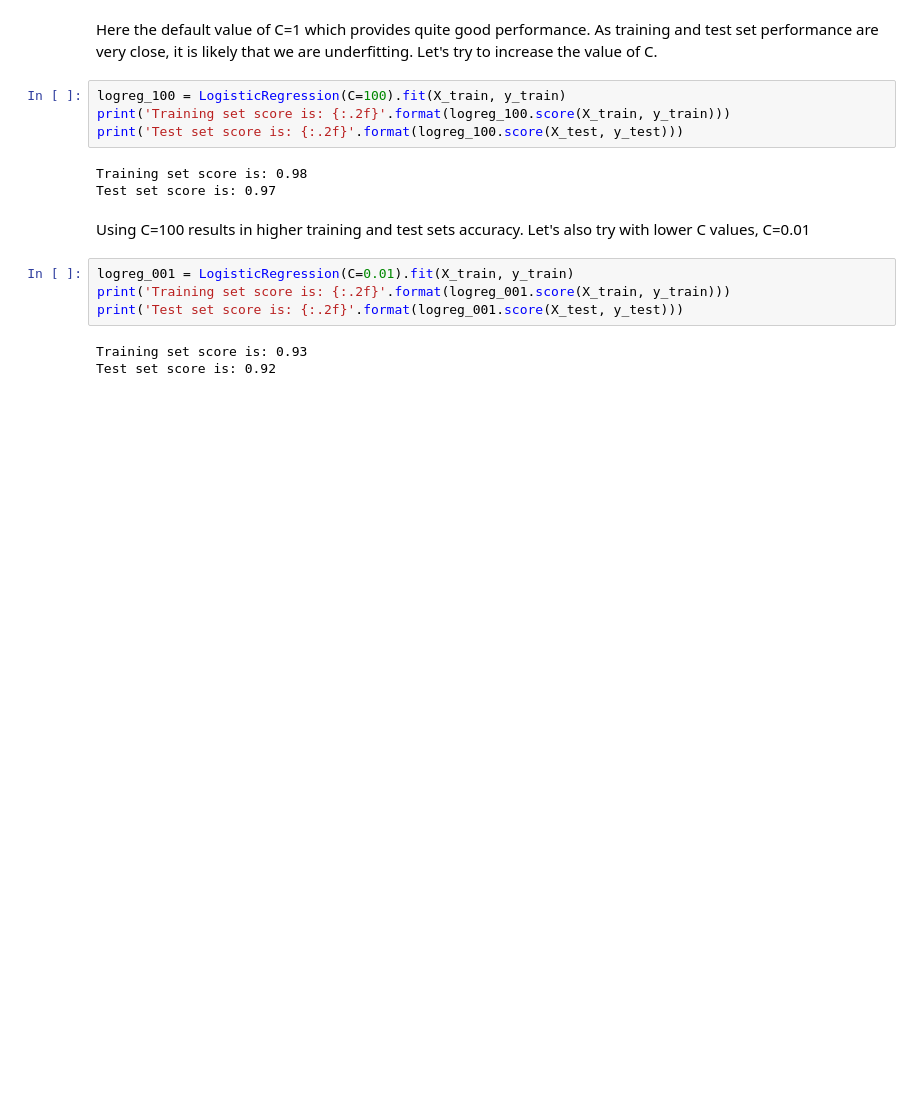
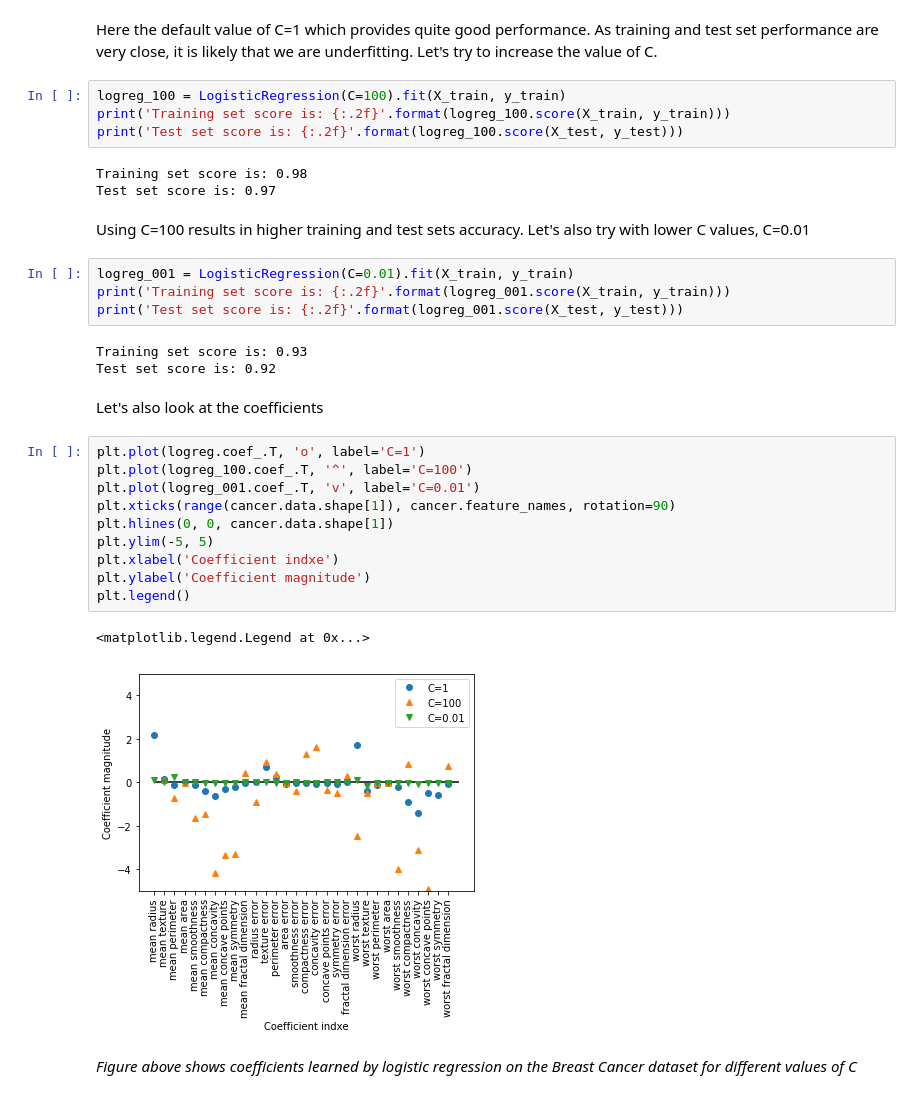
Before and after one commit to abudata/Machine_Learning, a Jupyter notebook: Supervised_Learning_Linear_Models_for_Classification.ipynb, the cells around one changed output. Drawn from its saved outputs; the diff is of its cells as text; blank space fills up the shorter version.

Commit message:
plot added

```diff
--- a/Supervised_Learning_Linear_Models_for_Classification.ipynb
+++ b/Supervised_Learning_Linear_Models_for_Classification.ipynb
@@ -83,3 +83,20 @@ print('Test set score is: {:.2f}'.format(logreg_001.score(X_test, y_test)))
 # %% [output]
 Training set score is: 0.93
 Test set score is: 0.92
+# %% [markdown]
+Let's also look at the coefficients
+# %%
+plt.plot(logreg.coef_.T, 'o', label='C=1')
+plt.plot(logreg_100.coef_.T, '^', label='C=100')
+plt.plot(logreg_001.coef_.T, 'v', label='C=0.01')
+plt.xticks(range(cancer.data.shape[1]), cancer.feature_names, rotation=90)
+plt.hlines(0, 0, cancer.data.shape[1])
+plt.ylim(-5, 5)
+plt.xlabel('Coefficient indxe')
+plt.ylabel('Coefficient magnitude')
+plt.legend()
+# %% [output]
+<matplotlib.legend.Legend at 0x...>
+[figure, added]
+# %% [markdown]
+*Figure above shows coefficients learned by logistic regression on the Breast Cancer dataset for different values of C*
```
